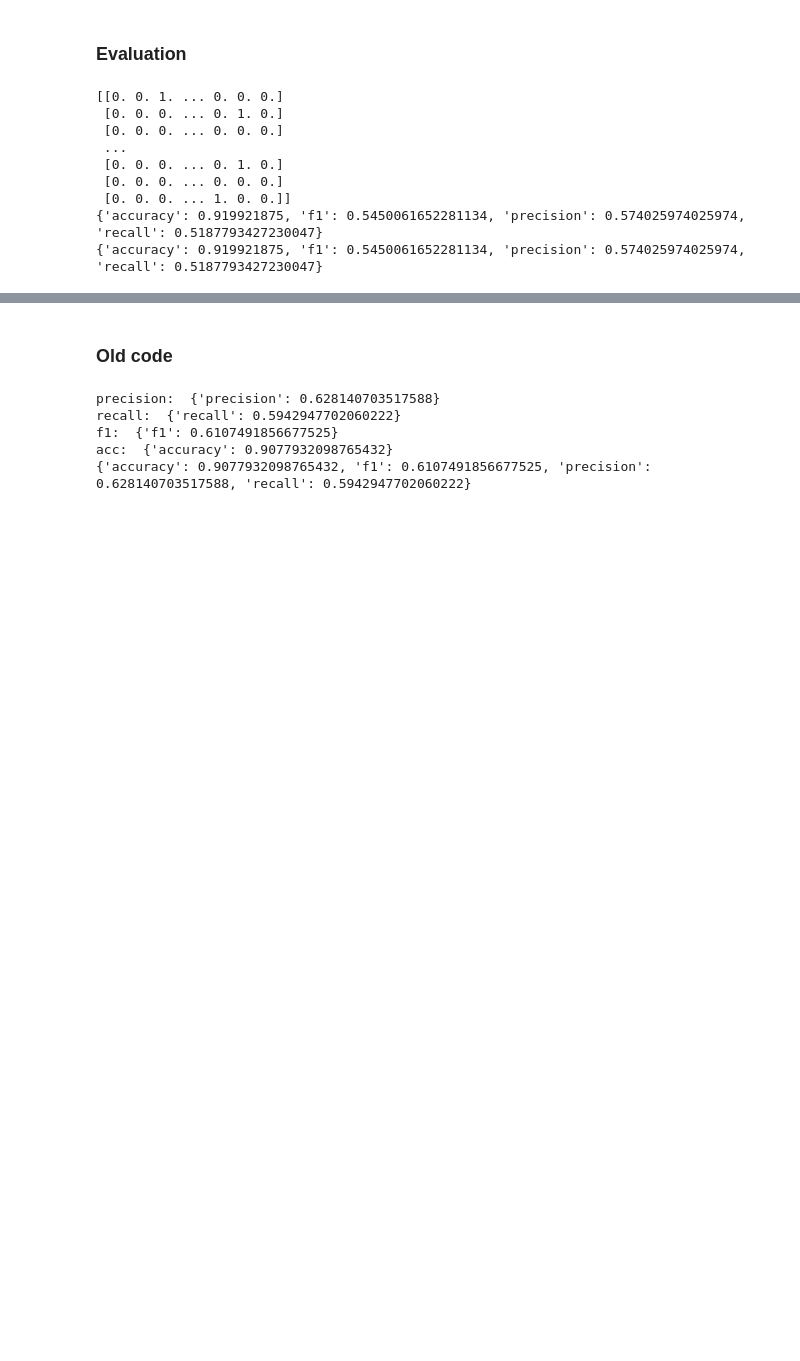
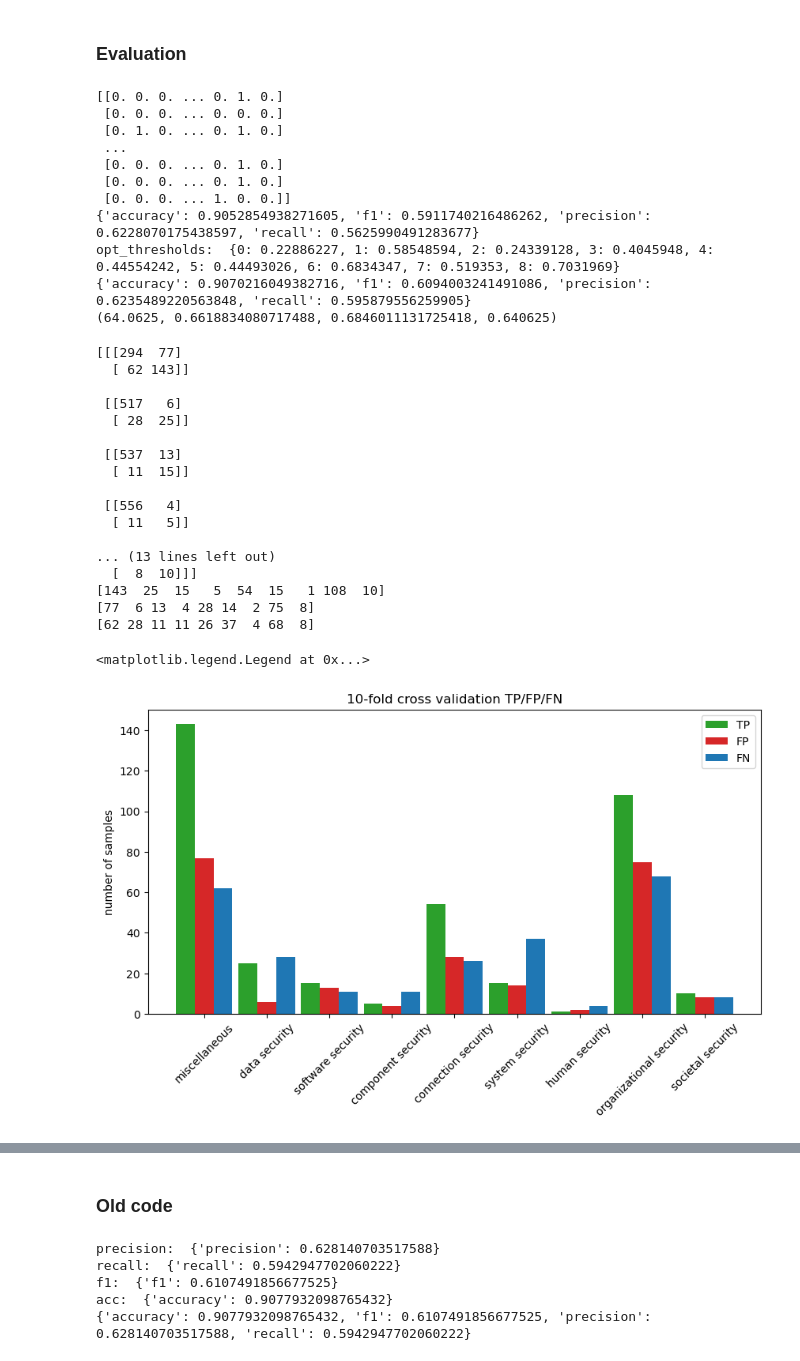
Before and after one commit to arthurnijdam/LLMedu, a Jupyter notebook: train_BERT-Copy1.ipynb, the cells around one changed output, grey strips where cells are left out. Saved outputs shown, nothing was run; the diff lists cells and outputs as text; code cells hidden in the pictures; blank space fills up the shorter version.

```diff
--- a/train_BERT-Copy1.ipynb
+++ b/train_BERT-Copy1.ipynb
@@ -510,23 +690,29 @@ pred0 = sigmoid(predictions)
 pred0 = (pred0 > 0.5).astype(int).reshape(-1)
 metrics1 = clf_metrics.compute(predictions=pred0, references=labels.astype(int).reshape(-1))
 print(metrics1)
-#opt_thresholds = find_optimal_thresholds(labels,predictions)
-#print('opt_thresholds: ', opt_thresholds)
-predictions = (sigmoid(predictions) >= 0.5) #np.array([opt_thresholds[i] for i in range(9)]))
+opt_thresholds = find_optimal_thresholds(labels,predictions)
+predictions = (sigmoid(predictions) >= np.array([opt_thresholds[i] for i in range(9)]))
+
+print('opt_thresholds: ', opt_thresholds)
+#predictions = (sigmoid(predictions) >= 0.5) #n
 predictions = np.array(predictions, dtype=np.int32)
 metrics2 = clf_metrics.compute(predictions=predictions.reshape(-1), references=labels.astype(int).reshape(-1))
 print(metrics2)
+metrics2 = compute_lenient_metrics(labels.astype(int), predictions)
+print(metrics2)
 conf_matrix = multilabel_confusion_matrix(labels.astype(int), predictions)
 # %% [output]
-[[0. 0. 1. ... 0. 0. 0.]
- [0. 0. 0. ... 0. 1. 0.]
+[[0. 0. 0. ... 0. 1. 0.]
  [0. 0. 0. ... 0. 0. 0.]
+ [0. 1. 0. ... 0. 1. 0.]
  ...
  [0. 0. 0. ... 0. 1. 0.]
- [0. 0. 0. ... 0. 0. 0.]
+ [0. 0. 0. ... 0. 1. 0.]
  [0. 0. 0. ... 1. 0. 0.]]
-{'accuracy': 0.919921875, 'f1': 0.5450061652281134, 'precision': 0.574025974025974, 'recall': 0.5187793427230047}
-{'accuracy': 0.919921875, 'f1': 0.5450061652281134, 'precision': 0.574025974025974, 'recall': 0.5187793427230047}
+{'accuracy': 0.9052854938271605, 'f1': 0.5911740216486262, 'precision': 0.6228070175438597, 'recall': 0.5625990491283677}
+opt_thresholds:  {0: 0.22886227, 1: 0.58548594, 2: 0.24339128, 3: 0.4045948, 4: 0.44554242, 5: 0.44493026, 6: 0.6834347, 7: 0.519353, 8: 0.7031969}
+{'accuracy': 0.9070216049382716, 'f1': 0.6094003241491086, 'precision': 0.6235489220563848, 'recall': 0.595879556259905}
+(64.0625, 0.6618834080717488, 0.6846011131725418, 0.640625)
 # %%
 labels = np.concatenate([np.array(v) for v in trans2.dict1.values()])
 print(labels)
@@ -546,32 +732,52 @@ conf_matrix = multilabel_confusion_matrix(labels.astype(int), predictions)
 # %%
 import matplotlib.pyplot as plt
 # turn this into a column plot.
 print(conf_matrix)
 TP = conf_matrix[:,1,1]
 print(TP)
 FP = conf_matrix[:,0,1]
 FN = conf_matrix[:,1,0]
 print(FP)
 print(FN)
 
 # plot
-x_labels = ["data security", "software security", "component security", "connection security",
+#x_labels = ["data security", "software security", "component security", "connection security",
+#            "system security", "human security",  "organizational security","societal security"]
+x_labels = ["miscellaneous", "data security", "software security", "component security", "connection security",
             "system security", "human security",  "organizational security","societal security"]
-#x_labels = ["miscellaneous", "data security", "software security", "component security", "connection security",
-#            "system security", "human security",  "organizational security","societal security"]
 x = np.arange(len(x_labels))
 
 width = 0.3
 fig, ax = plt.subplots(figsize=(10,5))
 
 ax.bar(x-width, TP, width,label='TP', color='tab:green')
 ax.bar(x, FP, width, label= 'FP', color='tab:red')
 ax.bar(x + width, FN, width, label='FN', color='tab:blue')
 ax.set_xticks(x)
 ax.set_xticklabels(x_labels, rotation=45)
 ax.set_ylabel('number of samples')
 ax.set_title('10-fold cross validation TP/FP/FN')
 ax.legend()
+# %% [output]
+[[[294  77]
+  [ 62 143]]
+
+ [[517   6]
+  [ 28  25]]
+
+ [[537  13]
+  [ 11  15]]
+
+ [[556   4]
+  [ 11   5]]
+
+... (13 lines left out)
+  [  8  10]]]
+[143  25  15   5  54  15   1 108  10]
+[77  6 13  4 28 14  2 75  8]
+[62 28 11 11 26 37  4 68  8]
+<matplotlib.legend.Legend at 0x...>
+[figure, added]
 # %%
 import matplotlib.pyplot as plt
 # turn this into a column plot.
```
Also changed, not shown: parts of 18 cells of this notebook, 2 other files.
